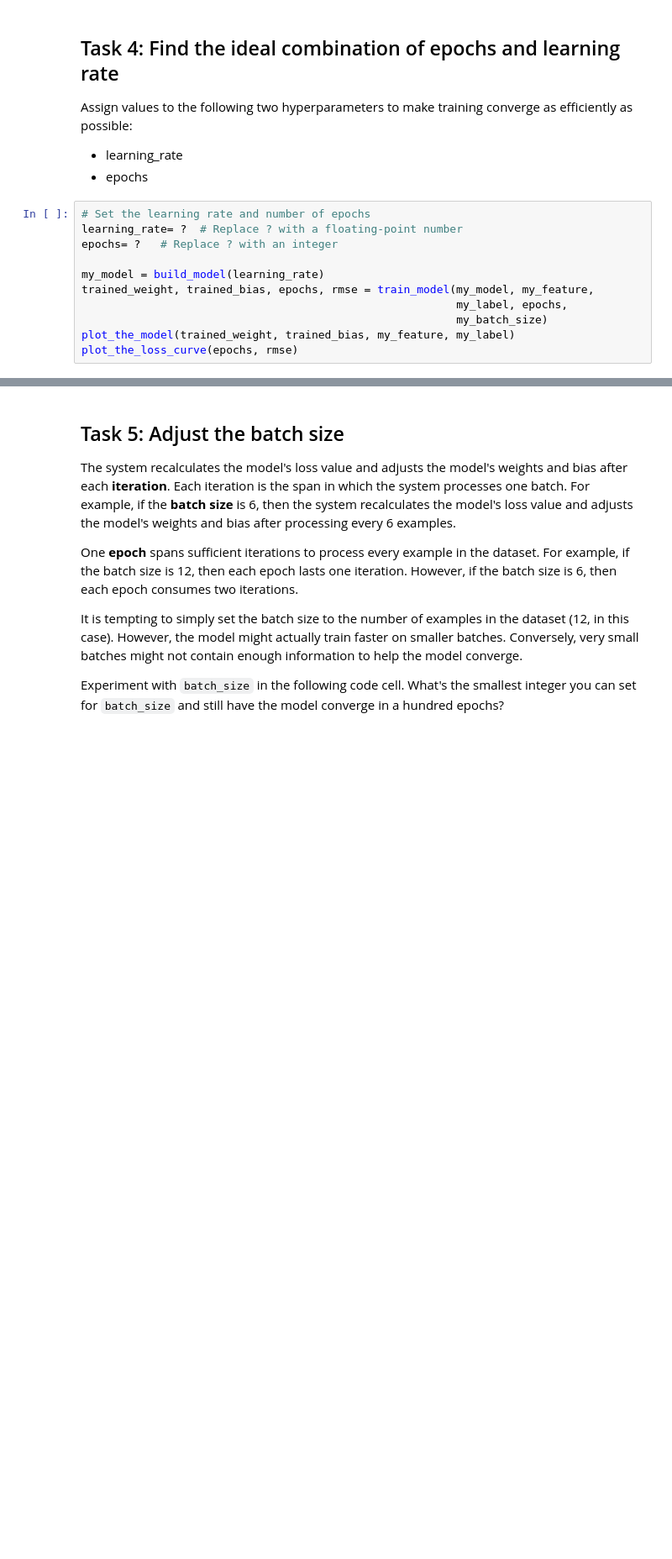
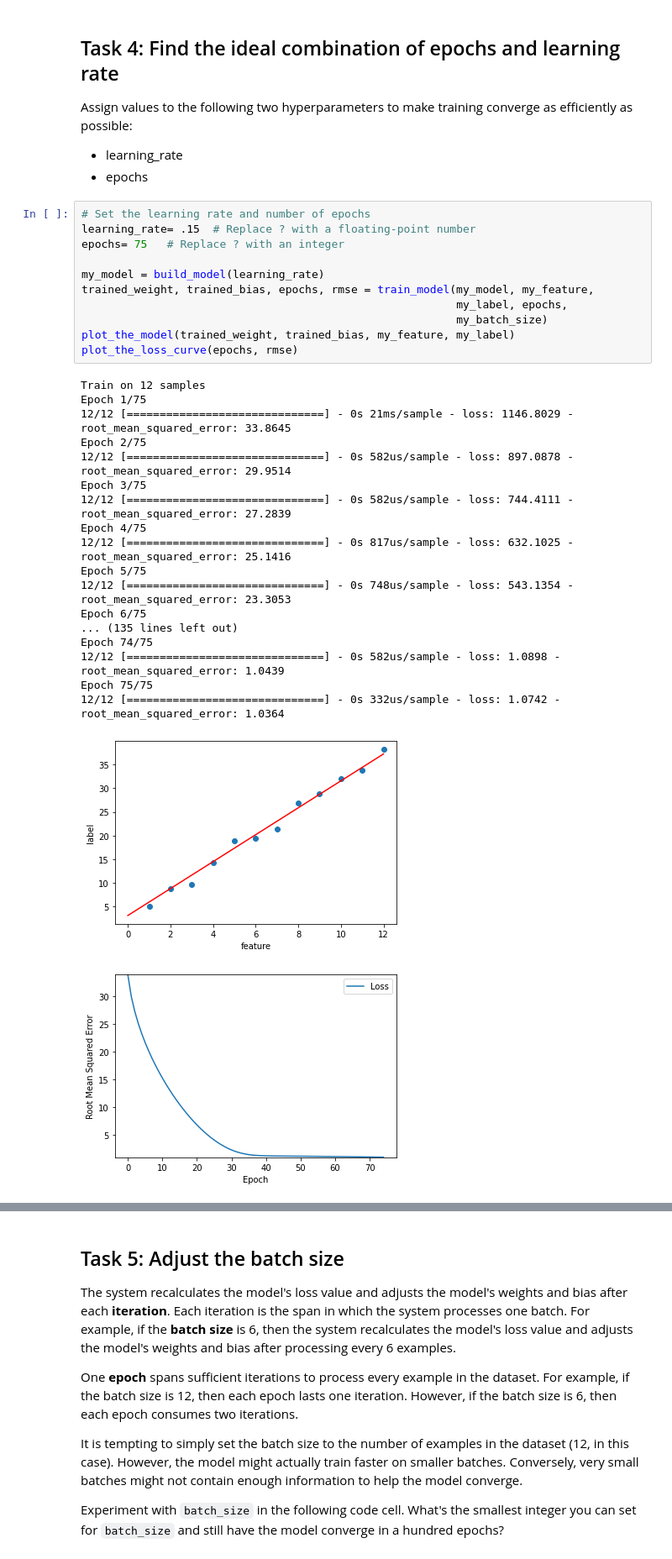
Before and after one commit to Chris-Chapa/MACHINE-LEARNING-CRASH-COURSE, a Jupyter notebook: ml/cc/exercises/linear_regression_with_synthetic_data.ipynb, the cells around one changed output, grey strips where cells are left out. Shown at 84% size. Drawn from its saved outputs; the diff is of its cells as text; blank space fills up the shorter version.

```diff
--- a/ml/cc/exercises/linear_regression_with_synthetic_data.ipynb
+++ b/ml/cc/exercises/linear_regression_with_synthetic_data.ipynb
@@ -312,15 +358,35 @@ Assign values to the following two hyperparameters to make training converge as
 *  epochs
 # %%
 # Set the learning rate and number of epochs
-learning_rate= ?  # Replace ? with a floating-point number
-epochs= ?   # Replace ? with an integer
+learning_rate= .15  # Replace ? with a floating-point number
+epochs= 75   # Replace ? with an integer
 
 my_model = build_model(learning_rate)
 trained_weight, trained_bias, epochs, rmse = train_model(my_model, my_feature,
                                                          my_label, epochs,
                                                          my_batch_size)
 plot_the_model(trained_weight, trained_bias, my_feature, my_label)
 plot_the_loss_curve(epochs, rmse)
+# %% [output]
+Train on 12 samples
+Epoch 1/75
+12/12 [==============================] - 0s 21ms/sample - loss: 1146.8029 - root_mean_squared_error: 33.8645
+Epoch 2/75
+12/12 [==============================] - 0s 582us/sample - loss: 897.0878 - root_mean_squared_error: 29.9514
+Epoch 3/75
+12/12 [==============================] - 0s 582us/sample - loss: 744.4111 - root_mean_squared_error: 27.2839
+Epoch 4/75
+12/12 [==============================] - 0s 817us/sample - loss: 632.1025 - root_mean_squared_error: 25.1416
+Epoch 5/75
+12/12 [==============================] - 0s 748us/sample - loss: 543.1354 - root_mean_squared_error: 23.3053
+Epoch 6/75
+... (135 lines left out)
+Epoch 74/75
+12/12 [==============================] - 0s 582us/sample - loss: 1.0898 - root_mean_squared_error: 1.0439
+Epoch 75/75
+12/12 [==============================] - 0s 332us/sample - loss: 1.0742 - root_mean_squared_error: 1.0364
+[figure, added]
+[figure, added]
 # %%
 #@title Double-click to view a possible solution
 
```
Also changed, not shown: parts of 7 cells of this notebook, 1 other file.
